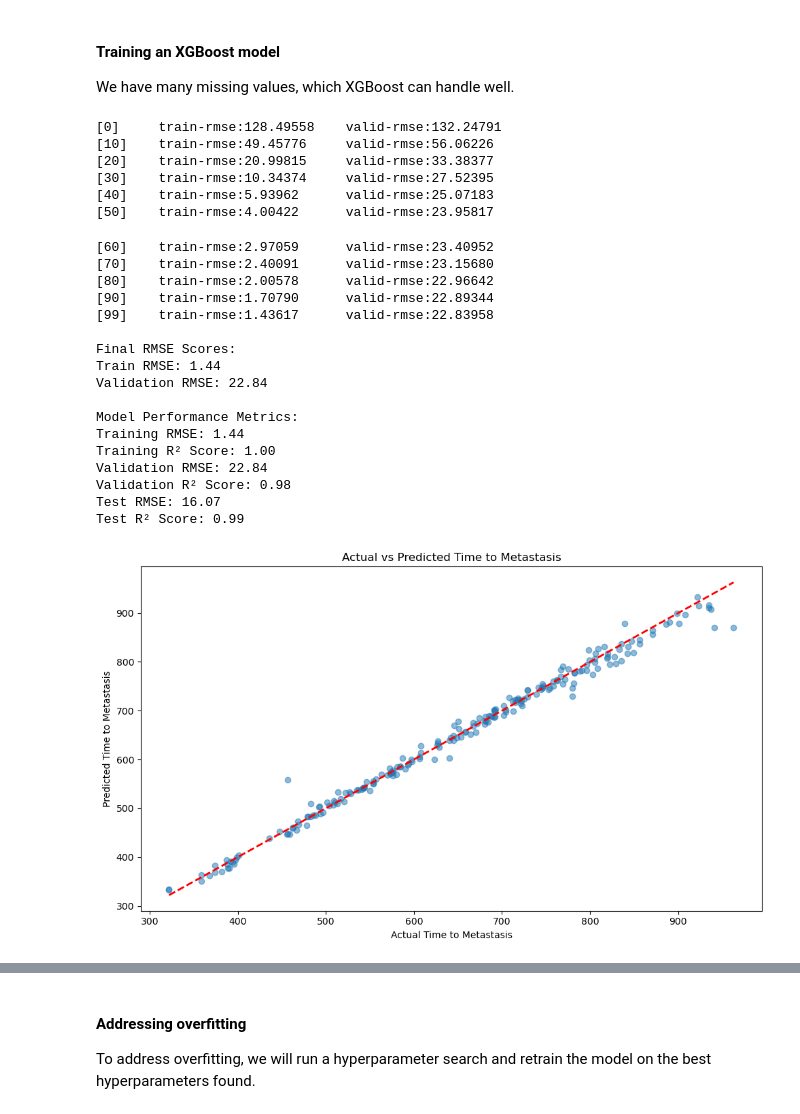
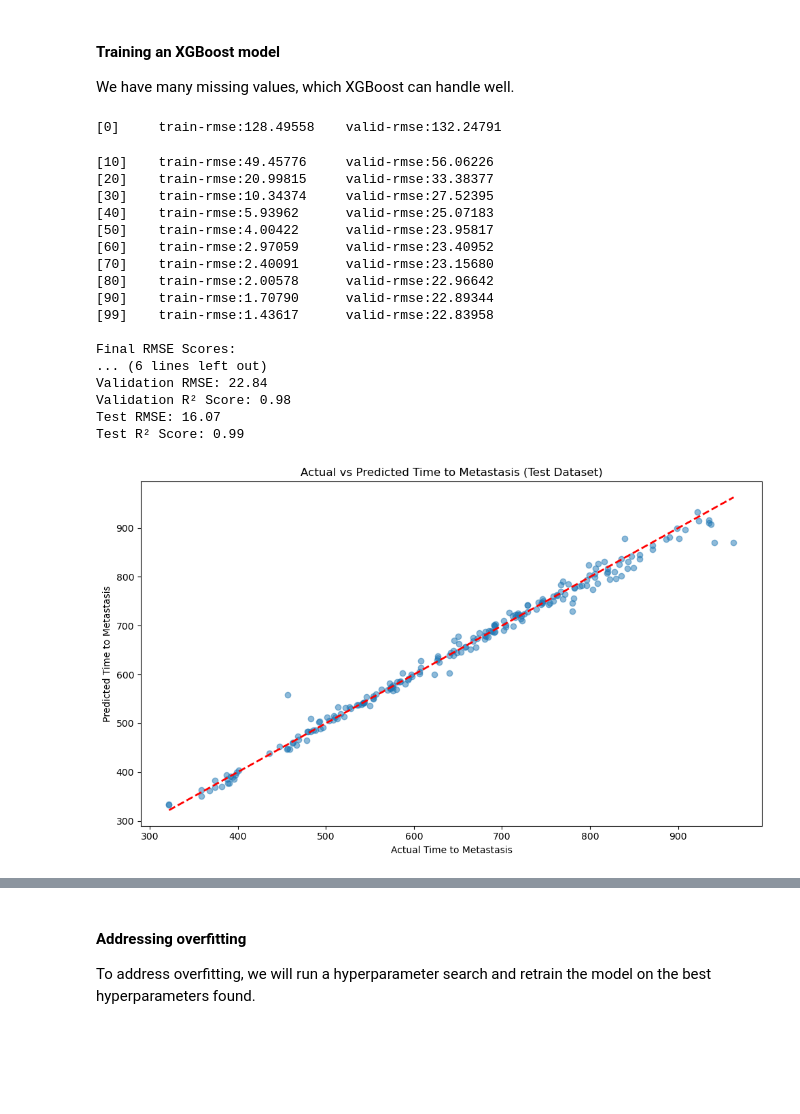
Before and after one commit to galen-topper/CS229-ML-Project, a Jupyter notebook: cs229_project.ipynb, the cells around one changed output, grey strips where cells are left out. Cells and saved outputs as stored; diff of their text form; code cells hidden in the pictures; blank space fills up the shorter version.

```diff
--- a/cs229_project.ipynb
+++ b/cs229_project.ipynb
@@ -350,7 +323,7 @@ y = y.reset_index(drop=True)
 
 X = X.apply(pd.to_numeric, errors="coerce")
 
-# Feature scaling (recommended for XGBoost)
+# Feature scaling
 scaler = StandardScaler()
 X_scaled = scaler.fit_transform(X)
 
@@ -416,46 +389,41 @@ plt.scatter(y_test, test_preds, alpha=0.5)
 plt.plot([y_test.min(), y_test.max()], [y_test.min(), y_test.max()], "r--", lw=2)
 plt.xlabel("Actual Time to Metastasis")
 plt.ylabel("Predicted Time to Metastasis")
-plt.title("Actual vs Predicted Time to Metastasis")
+plt.title("Actual vs Predicted Time to Metastasis (Test Dataset)")
 plt.tight_layout()
 plt.show()
 
 # Plot RMSE vs Training Iterations
 plt.figure(figsize=(8,6))
 plt.plot(evals_result["train"]["rmse"], label="Train RMSE", marker="o")
 plt.plot(evals_result["valid"]["rmse"], label="Validation RMSE", marker="s")
 
 plt.xlabel("Training Iterations")
 plt.ylabel("RMSE")
 plt.title("Training vs. Validation RMSE Over XGBoost Iterations")
 plt.legend()
 plt.grid(True)
 plt.show()
 # %% [output]
 [0]     train-rmse:128.49558    valid-rmse:132.24791
-[10]    train-rmse:49.45776     valid-rmse:56.06226
-[20]    train-rmse:20.99815     valid-rmse:33.38377
-[30]    train-rmse:10.34374     valid-rmse:27.52395
-[40]    train-rmse:5.93962      valid-rmse:25.07183
-[50]    train-rmse:4.00422      valid-rmse:23.95817
+[10]    train-rmse:49.45776     valid-rmse:56.06226
+[20]    train-rmse:20.99815     valid-rmse:33.38377
+[30]    train-rmse:10.34374     valid-rmse:27.52395
+[40]    train-rmse:5.93962      valid-rmse:25.07183
+[50]    train-rmse:4.00422      valid-rmse:23.95817
 [60]    train-rmse:2.97059      valid-rmse:23.40952
 [70]    train-rmse:2.40091      valid-rmse:23.15680
 [80]    train-rmse:2.00578      valid-rmse:22.96642
 [90]    train-rmse:1.70790      valid-rmse:22.89344
 [99]    train-rmse:1.43617      valid-rmse:22.83958
 
 Final RMSE Scores:
-Train RMSE: 1.44
-Validation RMSE: 22.84
-
-Model Performance Metrics:
-Training RMSE: 1.44
-Training R² Score: 1.00
+... (6 lines left out)
 Validation RMSE: 22.84
 Validation R² Score: 0.98
 Test RMSE: 16.07
 Test R² Score: 0.99
-[figure, old version]
+[figure, new version]
 [figure]
 # %% [markdown]
 #### Addressing overfitting
```
Also changed, not shown: parts of 9 cells of this notebook, 1 other file.
